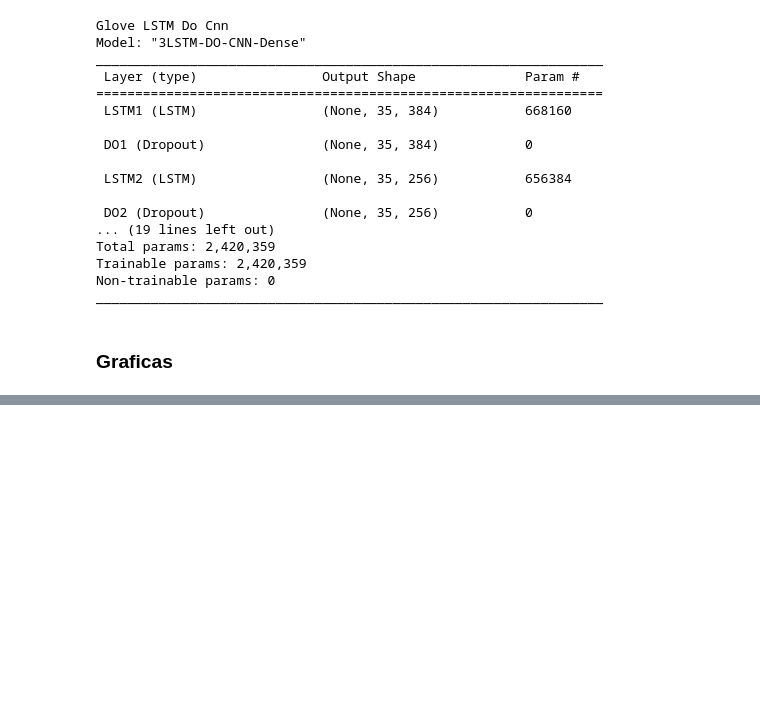
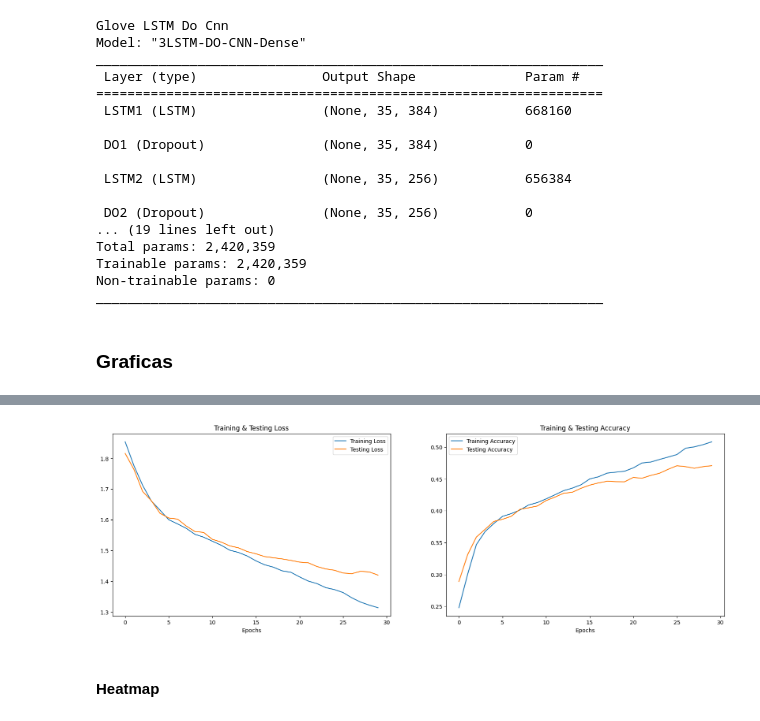
Before and after one commit to jcguerra10/SentimentRecognition, a Jupyter notebook: jupyter/models/LSTM_GloVe_text_sentiment_analysis.ipynb, the cells around one changed output, grey strips where cells are left out. Saved outputs shown, nothing was run; the diff lists cells and outputs as text; code cells hidden in the pictures; blank space fills up the shorter version.

```diff
--- a/jupyter/models/LSTM_GloVe_text_sentiment_analysis.ipynb
+++ b/jupyter/models/LSTM_GloVe_text_sentiment_analysis.ipynb
@@ -907,7 +900,7 @@ def best_model_3(hp):
     return model
 # %%
 best_model_gloveLstmDoCnn = best_model_3(best_hp_gloveLstmDoCnn)
-best_model_gloveLstmDoCnn.fit(X_train, y_train,
+history_gloveLstmDoCnn = best_model_gloveLstmDoCnn.fit(X_train, y_train,
              epochs=30,
              validation_split=0.2,
              batch_size=4093,
@@ -1030,3 +1058,9 @@ _________________________________________________________________
+# %%
+plot_val_vs_loss(history_gloveLstmDoCnn)
+# %% [output]
+[figure, added]
+# %% [markdown]
+#### Heatmap
 # %%
 y_pred_GloveLstm = best_model_gloveLstm.predict(X_test)
 y_pred_GloveLstmDo = best_model_gloveLstmDo.predict(X_test)
```
Also changed, not shown: parts of 19 cells of this notebook, 9 other files.
